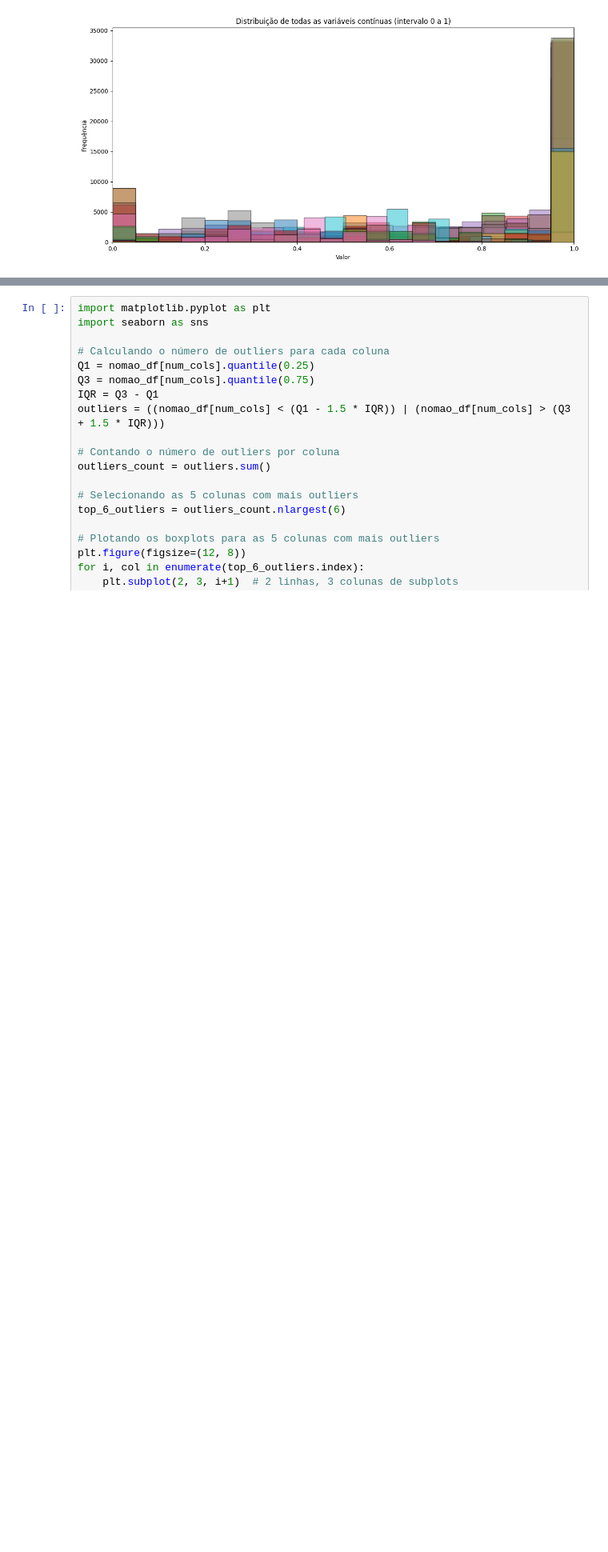
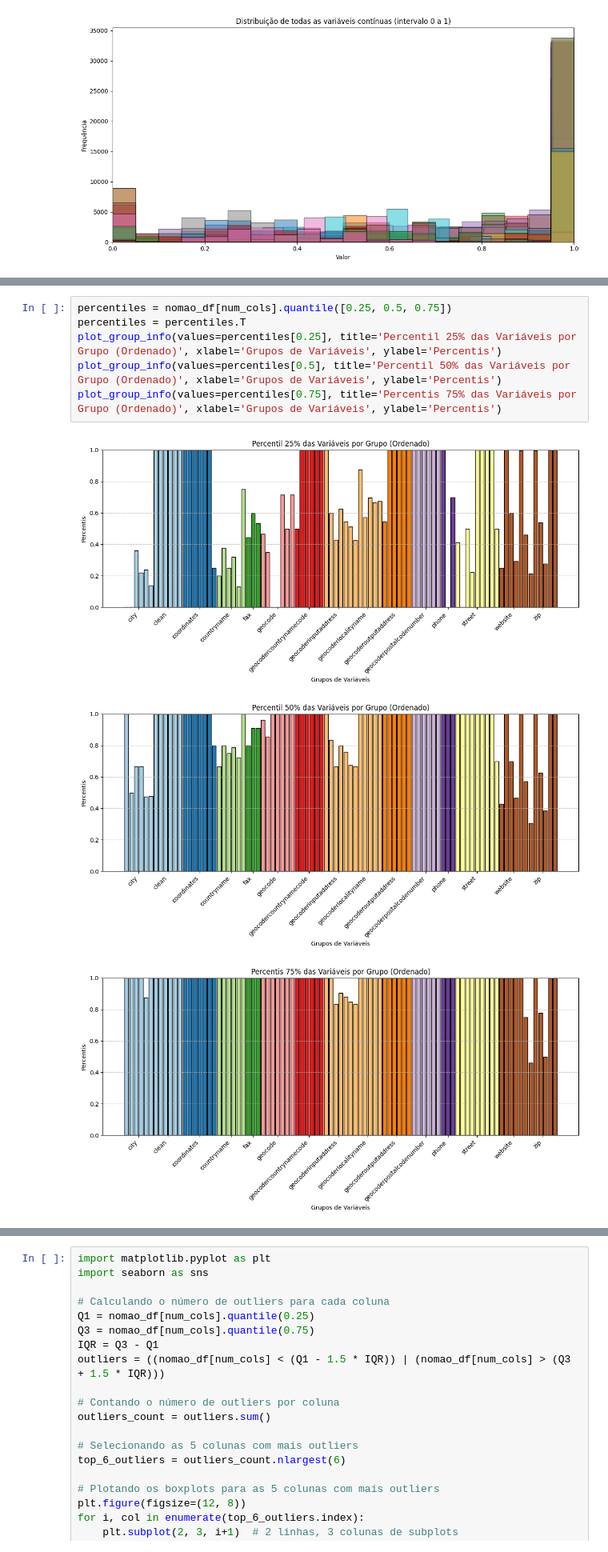
Before and after one commit to ianzin30/IF1014-Mining, a Jupyter notebook: exploratory.ipynb, the cells around one changed output, grey strips where cells are left out. Shown at 80% size. Cells and saved outputs as stored; diff of their text form; blank space fills up the shorter version.

```diff
--- a/exploratory.ipynb
+++ b/exploratory.ipynb
@@ -243 +300,11 @@ plt.show()
+# %%
+percentiles = nomao_df[num_cols].quantile([0.25, 0.5, 0.75])
+percentiles = percentiles.T
+plot_group_info(values=percentiles[0.25], title='Percentil 25% das Variáveis por Grupo (Ordenado)', xlabel='Grupos de Variáveis', ylabel='Percentis')
+plot_group_info(values=percentiles[0.5], title='Percentil 50% das Variáveis por Grupo (Ordenado)', xlabel='Grupos de Variáveis', ylabel='Percentis')
+plot_group_info(values=percentiles[0.75], title='Percentis 75% das Variáveis por Grupo (Ordenado)', xlabel='Grupos de Variáveis', ylabel='Percentis')
+# %% [output]
+[figure, added]
+[figure, added]
+[figure, added]
 # %% [markdown]
```
Also changed, not shown: parts of 23 cells of this notebook.
